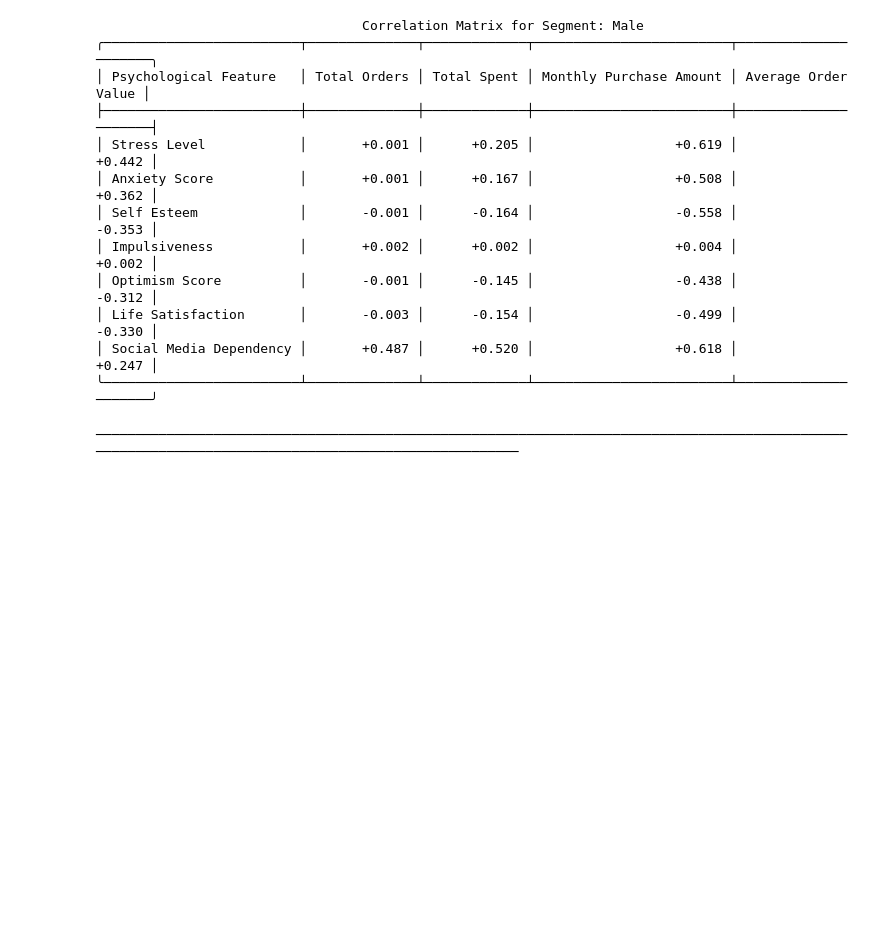
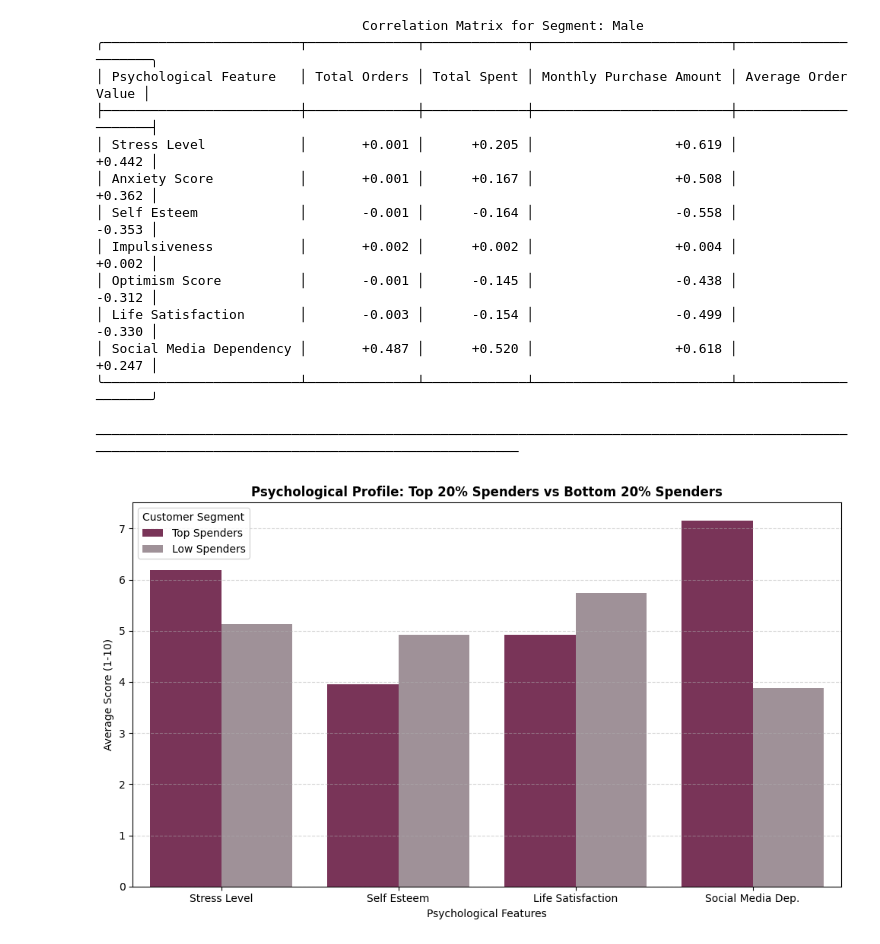
Before and after one commit to Sara-xv/Customer-Psychology-Sales, a Jupyter notebook: i.ipynb, the cells around one changed output. Drawn from its saved outputs; the diff is of its cells as text; code cells hidden in the pictures; blank space fills up the shorter version.

```diff
--- a/i.ipynb
+++ b/i.ipynb
@@ -13,6 +13,9 @@ from pathlib import Path
 from rich.terminal_theme import TerminalTheme
 import matplotlib.pyplot as plt
 import seaborn as sns
+# %%
+# style settings
+plt.rcParams['font.family'] = 'DejaVu Sans'
 # %%
 # load the dataset
 data = pd.read_csv('data_cleaned.csv')
@@ -567,7 +570,7 @@ data = show_rfm_segments(
         "campaign_exposure",
     ],
     title="RFM Customer Segmentation",
-    save_path="rfm_segments.html",
+    save_path="Report/rfm_segments.html",
 )
 # %% [output]
 ╭──────────────────────────────────────────────────────────────────────────────────────────────────────────────────────────────────────────────────────────────╮
@@ -971,3 +974,57 @@ analyze_segmented_correlation(
 │ Social Media Dependency │       +0.487 │      +0.520 │                  +0.618 │              +0.247 │
 ╰─────────────────────────┴──────────────┴─────────────┴─────────────────────────┴─────────────────────╯
 ──────────────────────────────────────────────────────────────────────────────────────────────────────────────────────────────────────────────────────
+# %%
+
+top_20_val = data['total_spent'].quantile(0.80)
+bottom_20_val = data['total_spent'].quantile(0.20)
+
+
+top_spenders = data[data['total_spent'] >= top_20_val]
+low_spenders = data[data['total_spent'] <= bottom_20_val]
+
+# Key psychological features for comparison
+target_psych = ['stress_level', 'self_esteem', 'life_satisfaction', 'social_media_dependency']
+
+# Calculate mean scores for both groups
+compare_df = pd.DataFrame({
+    'Top Spenders': top_spenders[target_psych].mean(),
+    'Low Spenders': low_spenders[target_psych].mean()
+}).reset_index()
+
+# Reshape data for easier plotting with Seaborn
+compare_melted = compare_df.melt(
+    id_vars='index',
+    var_name='Customer Group',
+    value_name='Average Score'
+)
+
+# Plot comparison
+plt.figure(figsize=(10, 6))
+sns.barplot(
+    data=compare_melted,
+    x='index',
+    y='Average Score',
+    hue='Customer Group',
+    palette=['#842958', '#A18F98']
+)
+
+# Improve x-axis labels
+plt.xticks(
+    ticks=range(4),
+    labels=['Stress Level', 'Self Esteem', 'Life Satisfaction', 'Social Media Dep.']
+)
+
+plt.title('Psychological Profile: Top 20% Spenders vs Bottom 20% Spenders',
+          fontsize=12, fontweight='bold')
+plt.xlabel('Psychological Features', fontsize=10)
+plt.ylabel('Average Score (1-10)', fontsize=10)
+plt.legend(title='Customer Segment')
+plt.grid(axis='y', linestyle='--', alpha=0.5)
+plt.tight_layout()
+
+# Save the plot
+plt.savefig('Report/top_vs_bottom_spenders_profile.png', dpi=300)
+plt.show()
+# %% [output]
+[figure, added]
```
Also changed, not shown: parts of 23 cells of this notebook, 11 other files.
